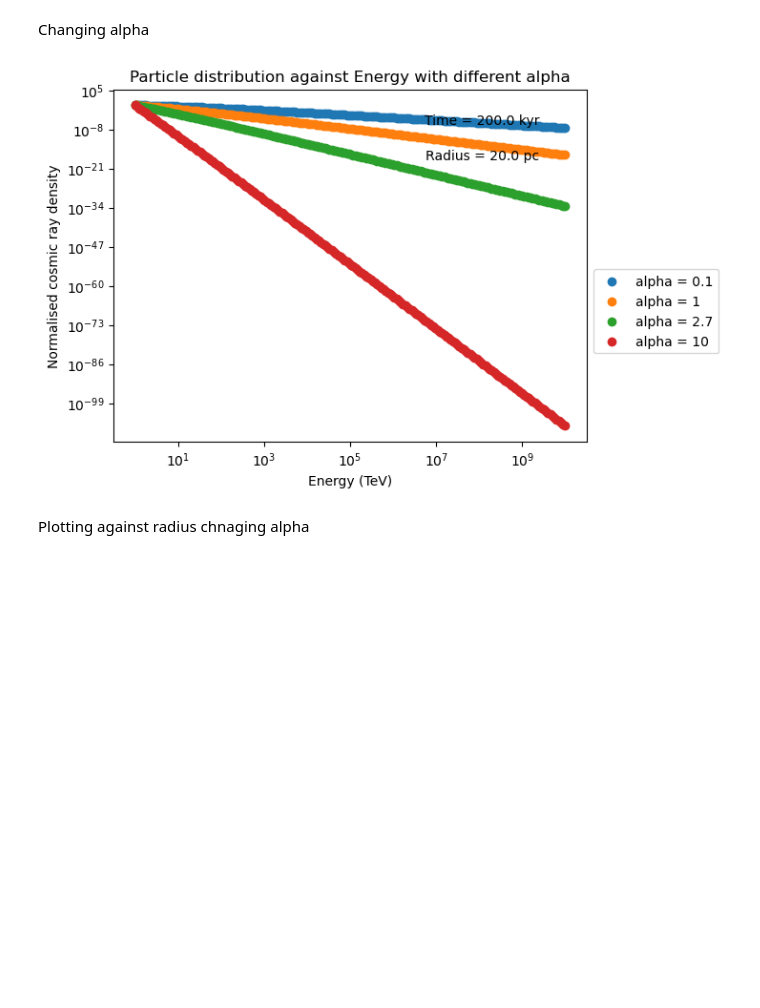
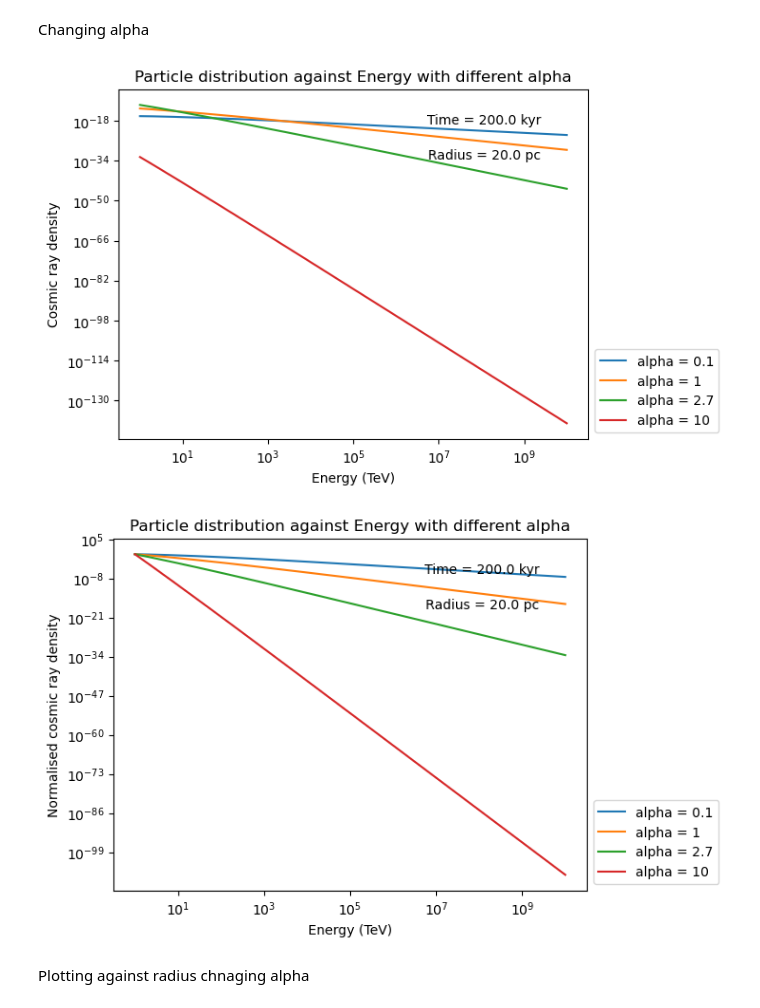
Before and after one commit to JoeBannouna/snr-prac, a Jupyter notebook: ShellInject.ipynb, the cells around one changed output. Cells and saved outputs as stored; diff of their text form; code cells hidden in the pictures; blank space fills up the shorter version.

```diff
--- a/ShellInject.ipynb
+++ b/ShellInject.ipynb
@@ -200,12 +200,22 @@ T = [1e5, 1e6, 1e7] * u.yr
 plt.figure()
 
 for i in T:
-    plt.scatter(Rs, distribution(E, Rs, i)/np.max(distribution(E, Rs, i)), label=f"t = {i.to_string(format='latex', precision=2)}")
+    plt.plot(Rs, distribution(E, Rs, i)/np.max(distribution(E, Rs, i)), label=f"t = {i.to_string(format='latex', precision=2)}")
 
-plt.legend(loc='center left', bbox_to_anchor=(1, 0.37))
+plt.legend(loc='lower left', bbox_to_anchor=(1, 0))
 plt.xlabel(f"Radius ({Rs.unit})")
-#plt.ylabel(f"Cosmic ray density ({distribution([E_input]*u.TeV, R, T_input).unit})")
-plt.ylabel("Normalised cosmic ray density")
+plt.ylabel(f"Normalised cosmic ray density")
+plt.text(0.9, 0.9, f"Energy = {E}", transform = plt.gca().transAxes, horizontalalignment="right")
+plt.title("Normalised particle distribution against radius")
+
+plt.figure()
+
+for i in T:
+    plt.plot(Rs, distribution(E, Rs, i), label=f"t = {i.to_string(format='latex', precision=2)}")
+
+plt.legend(loc='lower left', bbox_to_anchor=(1, 0))
+plt.xlabel(f"Radius ({Rs.unit})")
+plt.ylabel(f"Cosmic ray density ({distribution(E, Rs[0], T).unit})")
 plt.text(0.9, 0.9, f"Energy = {E}", transform = plt.gca().transAxes, horizontalalignment="right")
 plt.title("Particle distribution against radius")
 # %% [output]
@@ -216,25 +227,40 @@ Changing alpha
 # %%
 t = 200*u.kyr
 R = 20*u.pc
 
 alpha = [0.1, 1, 2.7, 10]
 
 plt.figure()
 for i in alpha:
-    plt.scatter(Es, distribution(Es, R, t, alpha = i)/np.max(distribution(Es, R, t, alpha = i)), label=f"alpha = {i}")
+    plt.plot(Es, distribution(Es, R, t, alpha = i), label=f"alpha = {i}")
 
-plt.legend(loc='center left', bbox_to_anchor=(1, 0.37))
+plt.legend(loc='lower left', bbox_to_anchor=(1, 0))
 plt.xlabel(f"Energy ({Es.unit})")
-#plt.ylabel(f"Cosmic ray density ({distribution([E_input]*u.TeV, R, T_input).unit})")
+plt.ylabel(f"Cosmic ray density ({distribution(Es[0], R, t).unit})")
+plt.ylabel("Cosmic ray density")
+plt.text(0.9, 0.9, f"Time = {t}", transform = plt.gca().transAxes, horizontalalignment="right")
+plt.text(0.9, 0.8, f"Radius = {R}", transform = plt.gca().transAxes, horizontalalignment="right")
+plt.title("Particle distribution against Energy with different alpha")
+
+plt.yscale("log")
+plt.xscale("log")
+
+plt.figure()
+for i in alpha:
+    plt.plot(Es, distribution(Es, R, t, alpha = i)/np.max(distribution(Es, R, t, alpha = i)), label=f"alpha = {i}")
+
+plt.legend(loc='lower left', bbox_to_anchor=(1, 0))
+plt.xlabel(f"Energy ({Es.unit})")
 plt.ylabel("Normalised cosmic ray density")
 plt.text(0.9, 0.9, f"Time = {t}", transform = plt.gca().transAxes, horizontalalignment="right")
 plt.text(0.9, 0.8, f"Radius = {R}", transform = plt.gca().transAxes, horizontalalignment="right")
 plt.title("Particle distribution against Energy with different alpha")
 
 plt.yscale("log")
 plt.xscale("log")
 # %% [output]
-[figure, old version]
+[figure, new version]
+[figure, added]
 # %% [markdown]
 Plotting against radius chnaging alpha
 # %%
```
Also changed, not shown: parts of 8 cells of this notebook.
